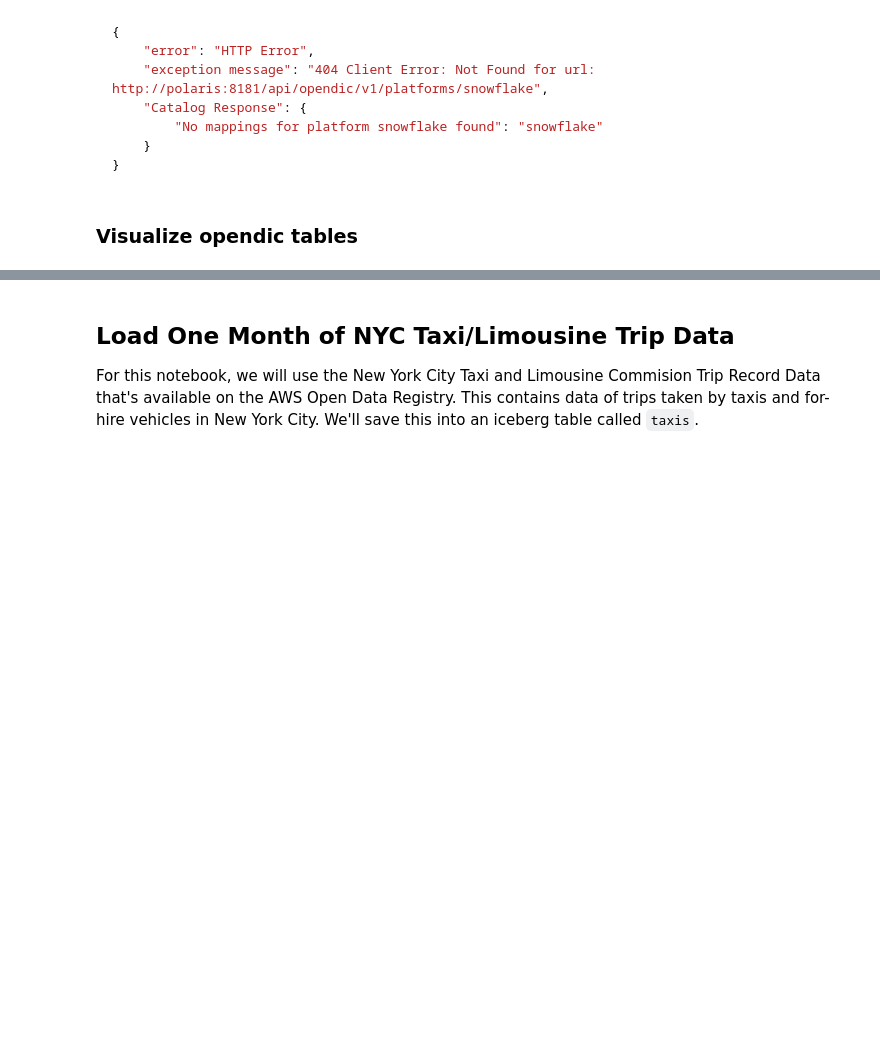
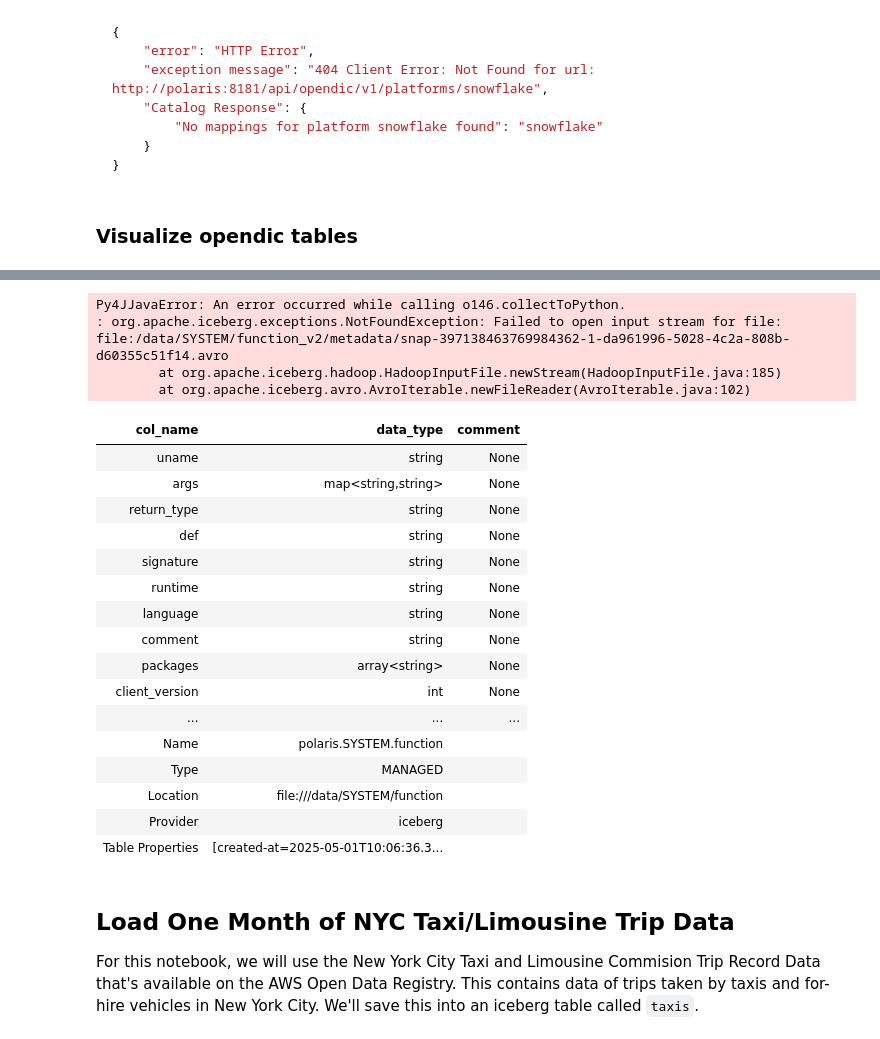
Before and after one commit to msc-open-metadata/polaris-boot, a Jupyter notebook: polaris-spark-local-postgres/notebooks/iceberg-spark-opendic-getting-started.ipynb, the cells around one changed output, grey strips where cells are left out. Drawn from its saved outputs; the diff is of its cells as text; code cells hidden in the pictures; blank space fills up the shorter version.

```diff
--- a/polaris-spark-local-postgres/notebooks/iceberg-spark-opendic-getting-started.ipynb
+++ b/polaris-spark-local-postgres/notebooks/iceberg-spark-opendic-getting-started.ipynb
@@ -240,9 +338,32 @@ show tables in SYSTEM
 # %%
 %%sql
-select * from andfunc
+select * from SYSTEM.function_v2
+# %% [output]
+Py4JJavaError: An error occurred while calling o146.collectToPython.
+: org.apache.iceberg.exceptions.NotFoundException: Failed to open input stream for file: file:/data/SYSTEM/function_v2/metadata/snap-397138463769984362-1-da961996-5028-4c2a-808b-d60355c51f14.avro
+        at org.apache.iceberg.hadoop.HadoopInputFile.newStream(HadoopInputFile.java:185)
+        at org.apache.iceberg.avro.AvroIterable.newFileReader(AvroIterable.java:102)
 # %%
 %%sql
-DESCRIBE EXTENDED SYSTEM.andfunc
+DESCRIBE EXTENDED SYSTEM.function
+# %% [output]
+| col_name | data_type | comment |
+| uname | string | None |
+| args | map<string,string> | None |
+| return_type | string | None |
+| def | string | None |
+| signature | string | None |
+| runtime | string | None |
+| language | string | None |
+| comment | string | None |
+| packages | array<string> | None |
+| client_version | int | None |
+| ... | ... | ... |
+| Name | polaris.SYSTEM.function |  |
+| Type | MANAGED |  |
+| Location | file:///data/SYSTEM/function |  |
+| Provider | iceberg |  |
+| Table Properties | [created-at=2025-05-01T10:06:36.3... |  |
 # %% [markdown]
 ## Load One Month of NYC Taxi/Limousine Trip Data
 
```
Also changed, not shown: parts of 21 cells of this notebook.
